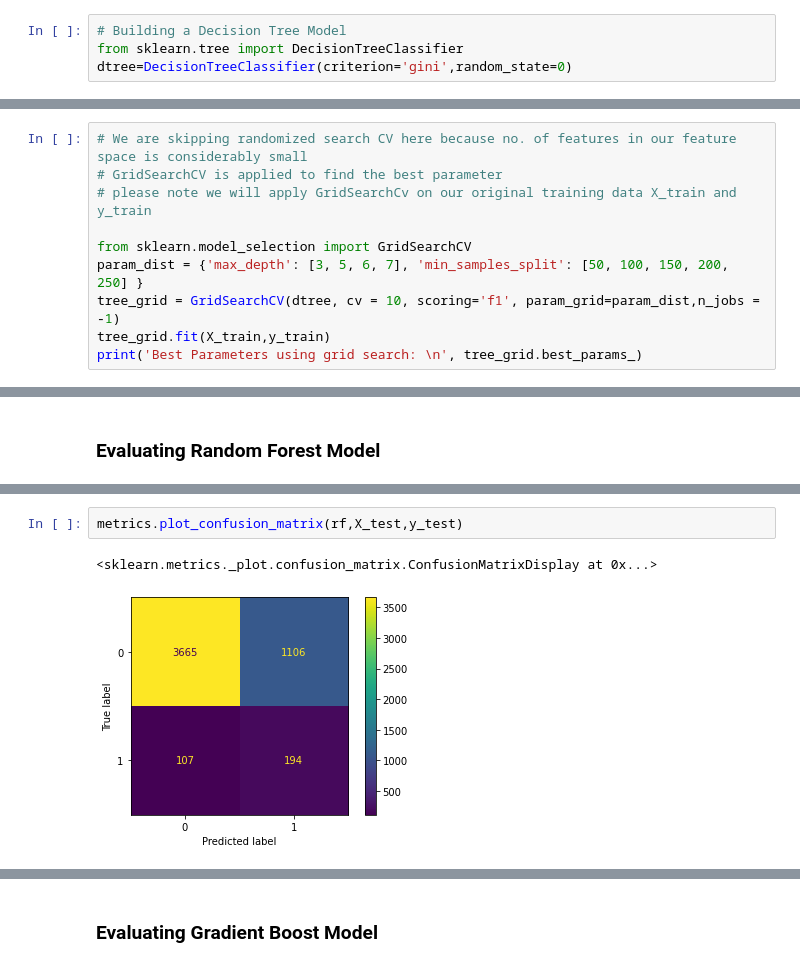
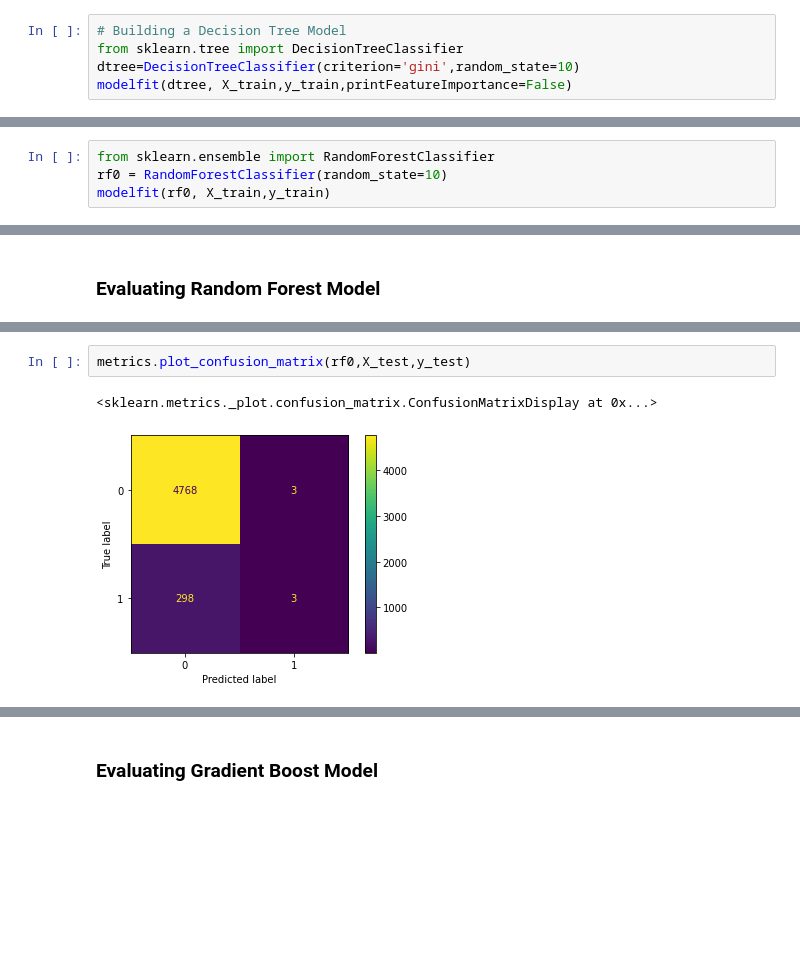
Before and after one commit to shobhit009/MachineLearningClassification, a Jupyter notebook: Classifications/XGB/Shobhit_Kumar_DS2_Assignment_solution.ipynb, the cells around one changed output, grey strips where cells are left out. Drawn from its saved outputs; the diff is of its cells as text; blank space fills up the shorter version.

```diff
--- a/Classifications/XGB/Assignment.ipynb
+++ b/Classifications/XGB/Shobhit_Kumar_DS2_Assignment_solution.ipynb
@@ -722,4 +775,5 @@ dtype: int64
 # %%
 # Building a Decision Tree Model
 from sklearn.tree import DecisionTreeClassifier
-dtree=DecisionTreeClassifier(criterion='gini',random_state=0)
+dtree=DecisionTreeClassifier(criterion='gini',random_state=10)
+modelfit(dtree, X_train,y_train,printFeatureImportance=False)
@@ -728,10 +784,0 @@ dtree=DecisionTreeClassifier(criterion='gini',random_state=0)
-# %%
-# We are skipping randomized search CV here because no. of features in our feature space is considerably small
-# GridSearchCV is applied to find the best parameter
-# please note we will apply GridSearchCv on our original training data X_train and y_train
-
-from sklearn.model_selection import GridSearchCV
-param_dist = {'max_depth': [3, 5, 6, 7], 'min_samples_split': [50, 100, 150, 200, 250] }
-tree_grid = GridSearchCV(dtree, cv = 10, scoring='f1', param_grid=param_dist,n_jobs = -1)
-tree_grid.fit(X_train,y_train)
-print('Best Parameters using grid search: \n', tree_grid.best_params_)
@@ -793,0 +787,4 @@ plot_feature_importance(feature_importances_rf)
+# %%
+from sklearn.ensemble import RandomForestClassifier
+rf0 = RandomForestClassifier(random_state=10)
+modelfit(rf0, X_train,y_train)
@@ -913,8 +889,8 @@ f1_score: 0.24234853216739535
 # %%
-metrics.plot_confusion_matrix(rf,X_test,y_test)
+metrics.plot_confusion_matrix(rf0,X_test,y_test)
 # %% [output]
 <sklearn.metrics._plot.confusion_matrix.ConfusionMatrixDisplay at 0x...>
-[figure, old version]
+[figure, new version]
 # %%
 # plotting roc curve for random forest tree
 plot_roc_curve(y_test,y_pred_rf_proba)
```
Also changed, not shown: parts of 62 cells of this notebook.
